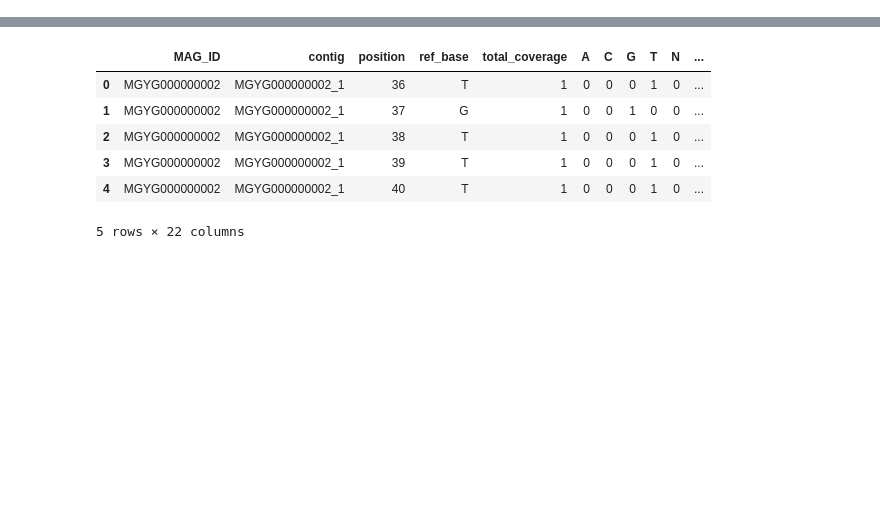
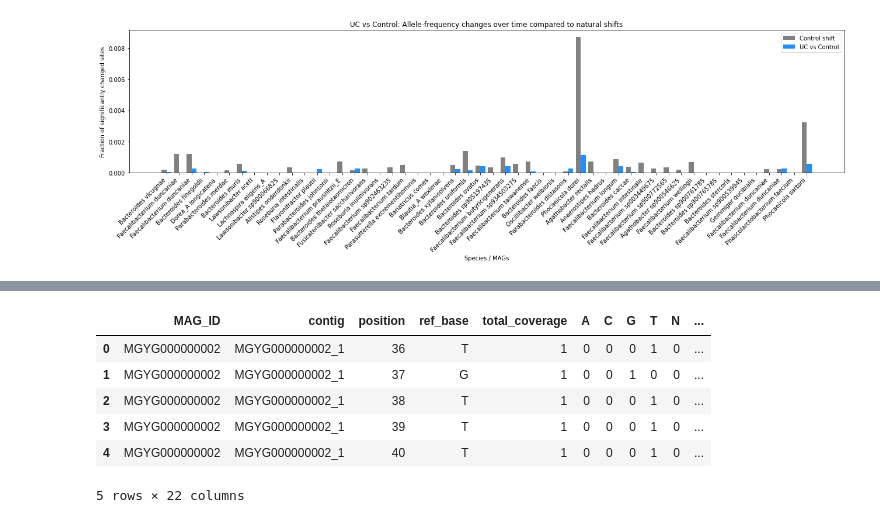
Before and after one commit to jindongmin/AlleleFlux_analysis, a Jupyter notebook: AlleleFre.ipynb, the cells around one changed output, grey strips where cells are left out. Cells and saved outputs as stored; diff of their text form; code cells hidden in the pictures; blank space fills up the shorter version.

```diff
--- a/AlleleFre.ipynb
+++ b/AlleleFre.ipynb
@@ -5,0 +110,48 @@ import numpy as np
+# %%
+import pandas as pd
+import matplotlib.pyplot as plt
+import numpy as np
+
+# Load TSV files
+df_control = pd.read_csv("MAG/scores_single_sample-initial_second-UC_control_control-MAGs.tsv", sep="\t")
+df_UC_vs_control = pd.read_csv("MAG/scores_single_sample-initial_second-UC_control_UC-MAGs.tsv", sep="\t")
+
+# Merge on species (or MAG_ID) for plotting
+df_plot = pd.merge(
+    df_control[['species', 'score_Wilcoxon_control (%)']],
+    df_UC_vs_control[['species', 'score_Wilcoxon_UC (%)']],
+    on='species',
+    how='inner'
+)
+
+# Convert percentages to 0-1 scale if needed
+df_plot['score_Wilcoxon_control (%)'] = df_plot['score_Wilcoxon_control (%)'] / 100
+df_plot['score_Wilcoxon_UC (%)'] = df_plot['score_Wilcoxon_UC (%)'] / 100
+
+# Set figure
+plt.figure(figsize=(18,6))
+
+# Bar width and x locations
+bar_width = 0.4
+x = np.arange(len(df_plot))
+
+# Plot bars
+plt.bar(x - bar_width/2, df_plot['score_Wilcoxon_control (%)'], width=bar_width, color='gray', label='Control shift')
+plt.bar(x + bar_width/2, df_plot['score_Wilcoxon_UC (%)'], width=bar_width, color='dodgerblue', label='UC vs Control')
+
+# Rotate x-axis labels
+plt.xticks(x, df_plot['species'], rotation=45, ha='right')
+
+# Y-axis limits and ticks
+#plt.ylim(0, 1)
+#plt.yticks(np.arange(0, 1.1, 0.2))
+
+# Labels and title
+plt.xlabel("Species / MAGs")
+plt.ylabel("Fraction of significantly changed sites")
+plt.title("UC vs Control: Allele-frequency changes over time compared to natural shifts")
+plt.legend()
+plt.tight_layout()
+plt.show()
+# %% [output]
+[figure, added]
```
Also changed, not shown: parts of 24 cells of this notebook, 1 other file.
